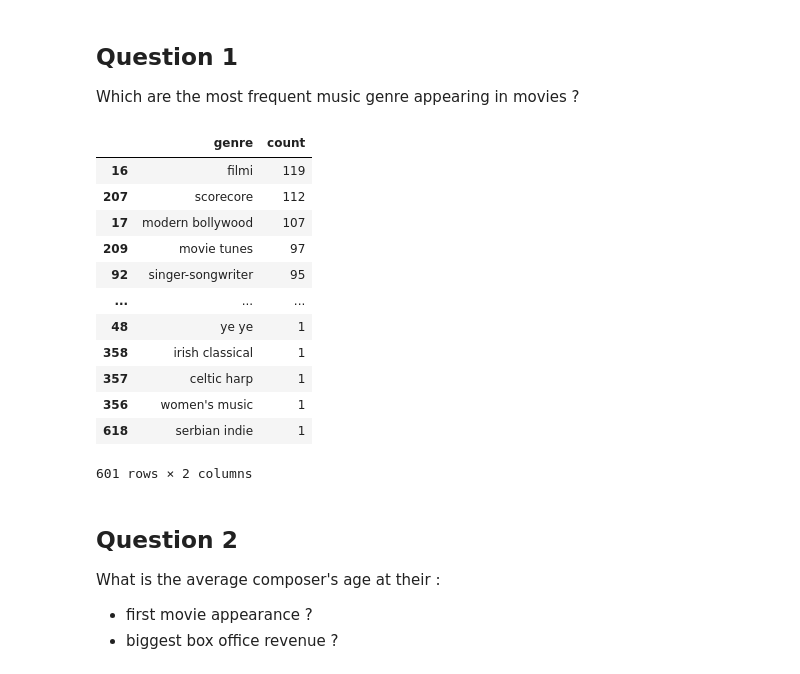
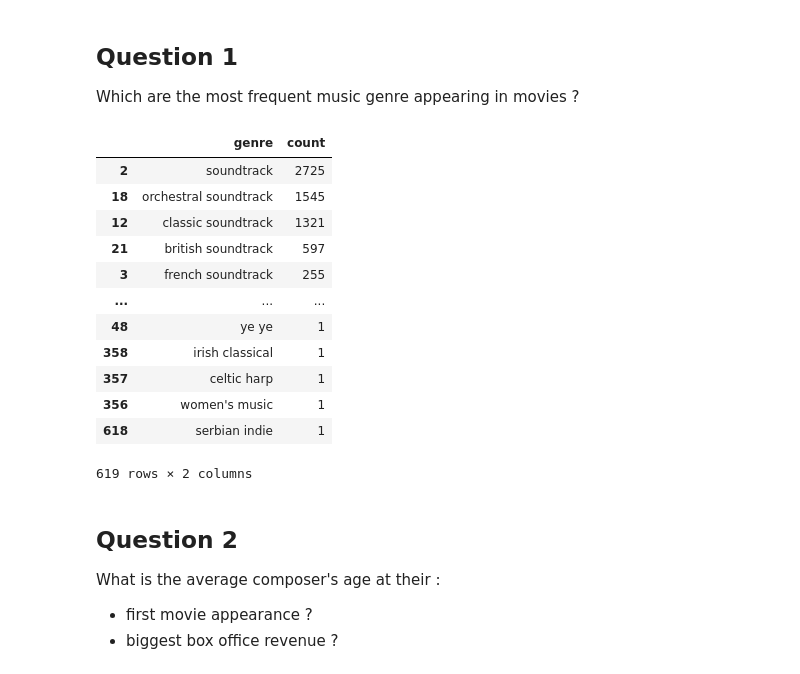
Before and after one commit to epfl-ada/ada-2023-project-learningthesecretsofdata, a Jupyter notebook: milestone_3.ipynb, the cells around one changed output. Saved outputs shown, nothing was run; the diff lists cells and outputs as text; code cells hidden in the pictures.

Commit message:
question 1 cleaned and formatted

```diff
--- a/milestone_3.ipynb
+++ b/milestone_3.ipynb
@@ -50,31 +42,38 @@ composers_to_movies = create_db_to_link_composers_to_movies(clean_enrich_movies)
 # %%
-# TODO: Discuss about a possible interactive graph. The user can choose the range of box office revenue of movies and see the ranking with genre. GOAL: See if low, middle or high box office revenue have same ranking in music genre or not.
+from question_script.question1 import question_1
 
-# Join spotify and movie dataset and choose the relevant attributes for question 1
+# Create dataframe to map composers to movies
+map_composers_to_movies = extract_composers_dataframe(clean_enrich_movies)[['name', 'c_name', 'box_office_revenue']]
+
+# Rename columns names to avoid unclear merging
+map_composers_to_movies.columns = ['m_name', 'c_name', 'box_office_revenue']
+
+# Merge movies to spotify dataframe and select wanted attributes
 movie_music_genre_df = pd.merge(left=spotify_composers_dataset,
-                                right=composers_to_movies,
+                                right=map_composers_to_movies,
                                 left_on='name',
-                                right_on='composer_name',
-                                how='inner')[['movie_name', 'genres', 'movie_revenue']]
+                                right_on='c_name',
+                                how='inner')#[['name', 'genres', 'box_office_revenue']]
 
+# Display results for first question
 question_1(movie_music_genre_df=movie_music_genre_df,
            min_revenue=0,
            max_revenue=int(1e12),
-           soundtrack_in_genre=False)
+           soundtrack_in_genre=True)
 # %% [output]
 |  | genre | count |
-| 16 | filmi | 119 |
-| 207 | scorecore | 112 |
-| 17 | modern bollywood | 107 |
-| 209 | movie tunes | 97 |
-| 92 | singer-songwriter | 95 |
+| 2 | soundtrack | 2725 |
+| 18 | orchestral soundtrack | 1545 |
+| 12 | classic soundtrack | 1321 |
+| 21 | british soundtrack | 597 |
+| 3 | french soundtrack | 255 |
 | ... | ... | ... |
 | 48 | ye ye | 1 |
 | 358 | irish classical | 1 |
 | 357 | celtic harp | 1 |
 | 356 | women's music | 1 |
 | 618 | serbian indie | 1 |
-601 rows × 2 columns
+619 rows × 2 columns
 # %% [markdown]
 ## Question 2
 
```
Also changed, not shown: parts of 2 cells of this notebook, 1 other file.
